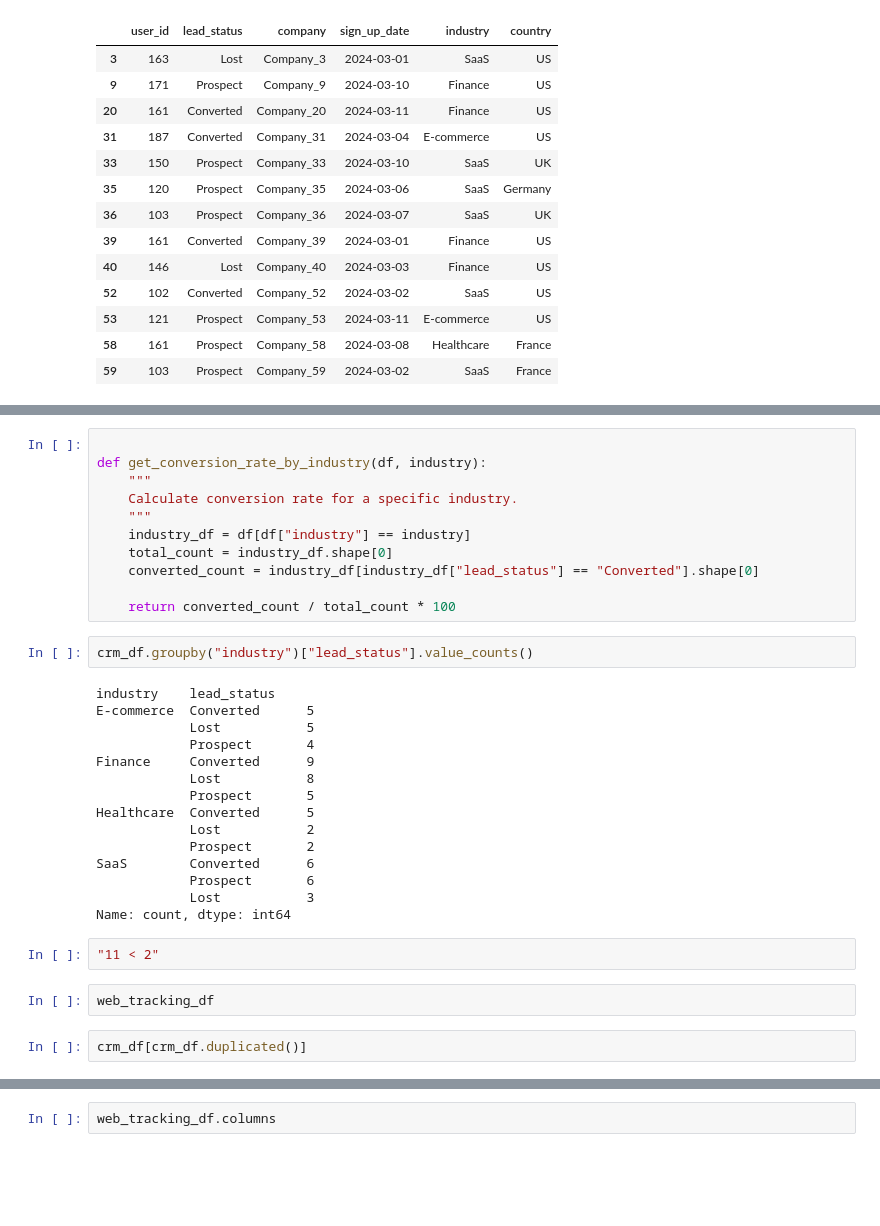
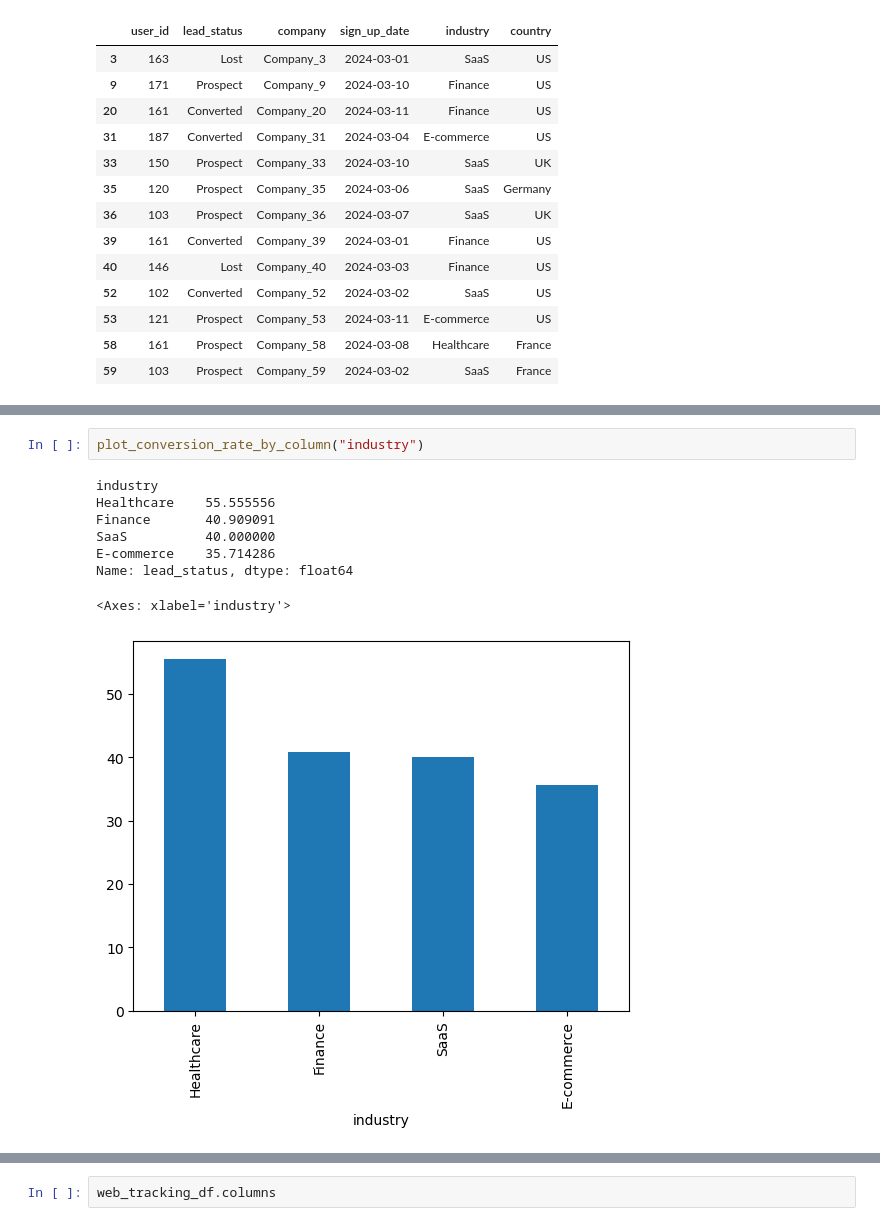
Before and after one commit to derfinn0501/case_study, a Jupyter notebook: process_data.ipynb, the cells around one changed output, grey strips where cells are left out. Saved outputs shown, nothing was run; the diff lists cells and outputs as text; blank space fills up the shorter version.

```diff
--- a/process_data.ipynb
+++ b/process_data.ipynb
@@ -197,34 +179,11 @@ e_com
-# %%
-
-def get_conversion_rate_by_industry(df, industry):
-    """
-    Calculate conversion rate for a specific industry.
-    """
-    industry_df = df[df["industry"] == industry]
-    total_count = industry_df.shape[0]
-    converted_count = industry_df[industry_df["lead_status"] == "Converted"].shape[0]
-
-    return converted_count / total_count * 100
-# %%
-crm_df.groupby("industry")["lead_status"].value_counts()
-# %% [output]
-industry    lead_status
-E-commerce  Converted      5
-            Lost           5
-            Prospect       4
-Finance     Converted      9
-            Lost           8
-            Prospect       5
-Healthcare  Converted      5
-            Lost           2
-            Prospect       2
-SaaS        Converted      6
-            Prospect       6
-            Lost           3
-Name: count, dtype: int64
-# %%
-"11 < 2"
-# %%
-web_tracking_df
-# %%
-crm_df[crm_df.duplicated()]
+# %%
+plot_conversion_rate_by_column("industry")
+# %% [output]
+industry
+Healthcare    55.555556
+Finance       40.909091
+SaaS          40.000000
+E-commerce    35.714286
+Name: lead_status, dtype: float64
+<Axes: xlabel='industry'>
+[figure, added]
```
Also changed, not shown: parts of 21 cells of this notebook.
